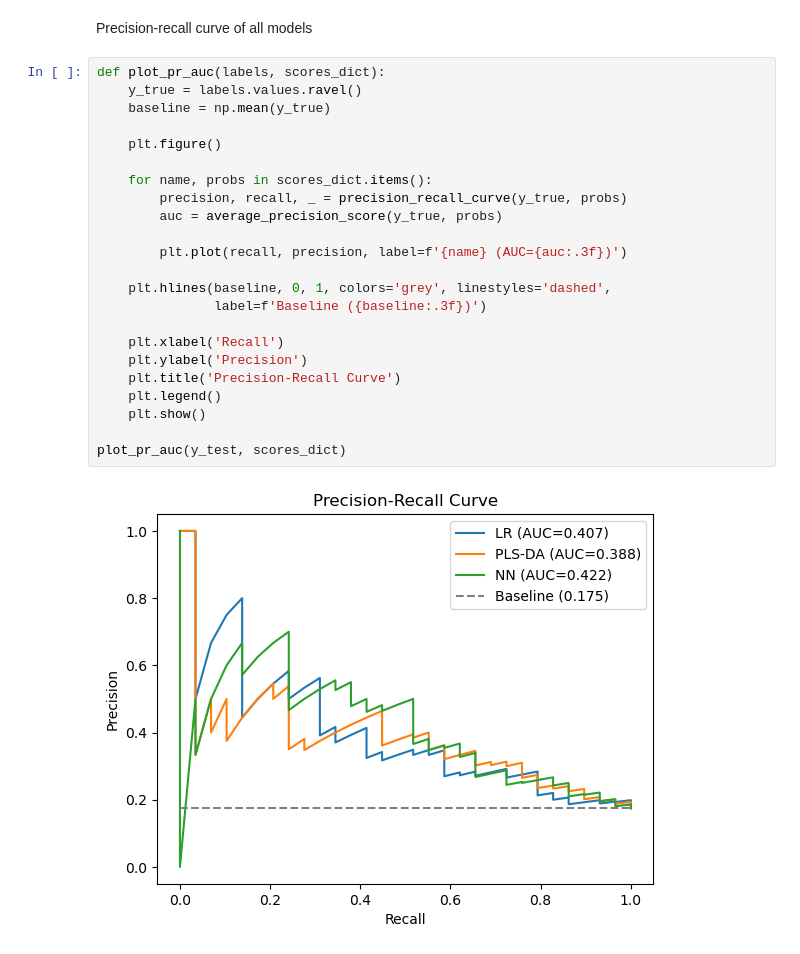
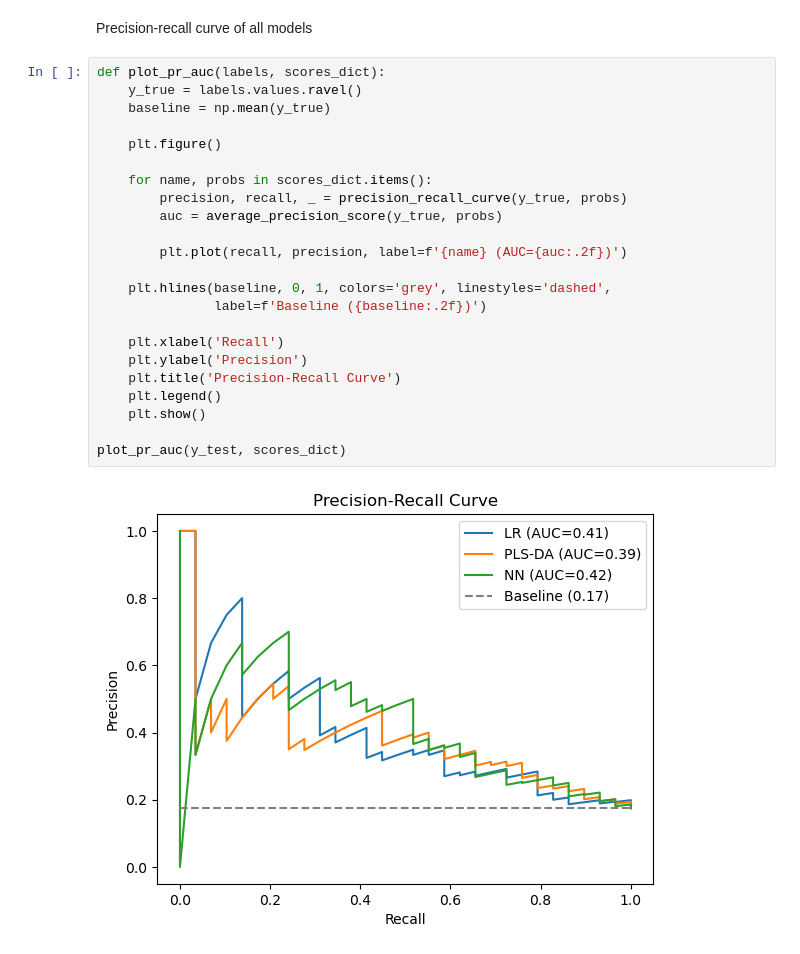
Before and after one commit to ereindersss/TM10011-Machine-learning-assignment-ECG-, a Jupyter notebook: assignment_clean.ipynb, the cells around one changed output. Cells and saved outputs as stored; diff of their text form.

Commit message:
changed number of numbers in plot

```diff
--- a/assignment_clean.ipynb
+++ b/assignment_clean.ipynb
@@ -533,28 +533,28 @@ Precision-recall curve of all models
 # %%
 def plot_pr_auc(labels, scores_dict):
     y_true = labels.values.ravel()
     baseline = np.mean(y_true)
 
     plt.figure()
 
     for name, probs in scores_dict.items():
         precision, recall, _ = precision_recall_curve(y_true, probs)
         auc = average_precision_score(y_true, probs)
 
-        plt.plot(recall, precision, label=f'{name} (AUC={auc:.3f})')
+        plt.plot(recall, precision, label=f'{name} (AUC={auc:.2f})')
 
     plt.hlines(baseline, 0, 1, colors='grey', linestyles='dashed',
-               label=f'Baseline ({baseline:.3f})')
+               label=f'Baseline ({baseline:.2f})')
 
     plt.xlabel('Recall')
     plt.ylabel('Precision')
     plt.title('Precision-Recall Curve')
     plt.legend()
     plt.show()
 
 plot_pr_auc(y_test, scores_dict)
 # %% [output]
-[figure, old version]
+[figure, new version]
 # %%
 def plot_pr_auc(labels, scores_dict):
     y_true = labels.values.ravel()
```
Also changed, not shown: parts of 1 cell of this notebook.
